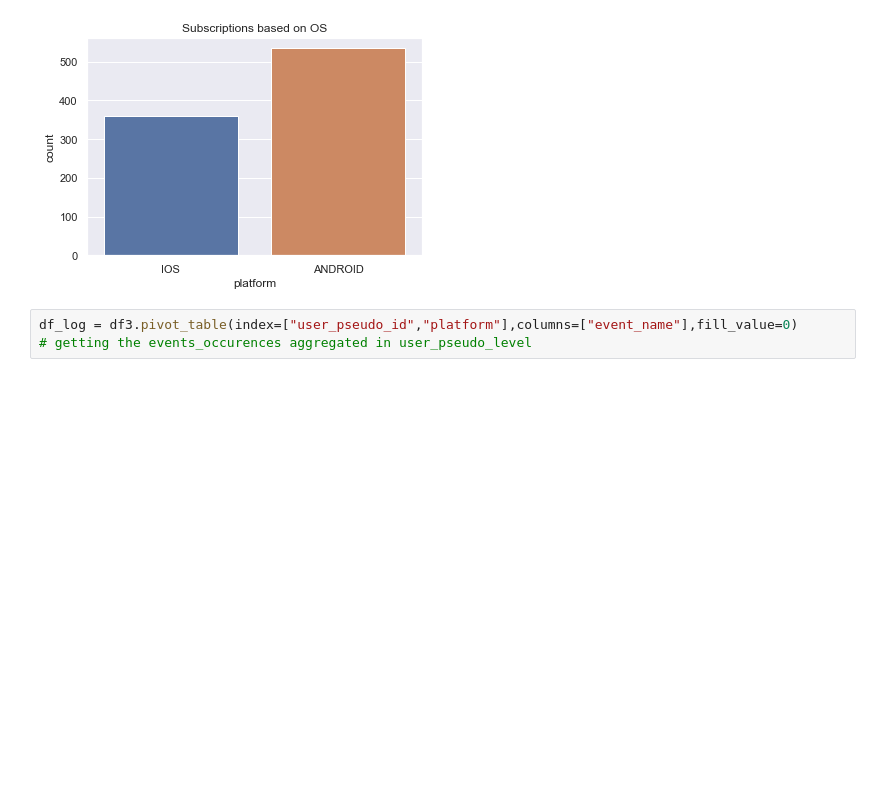
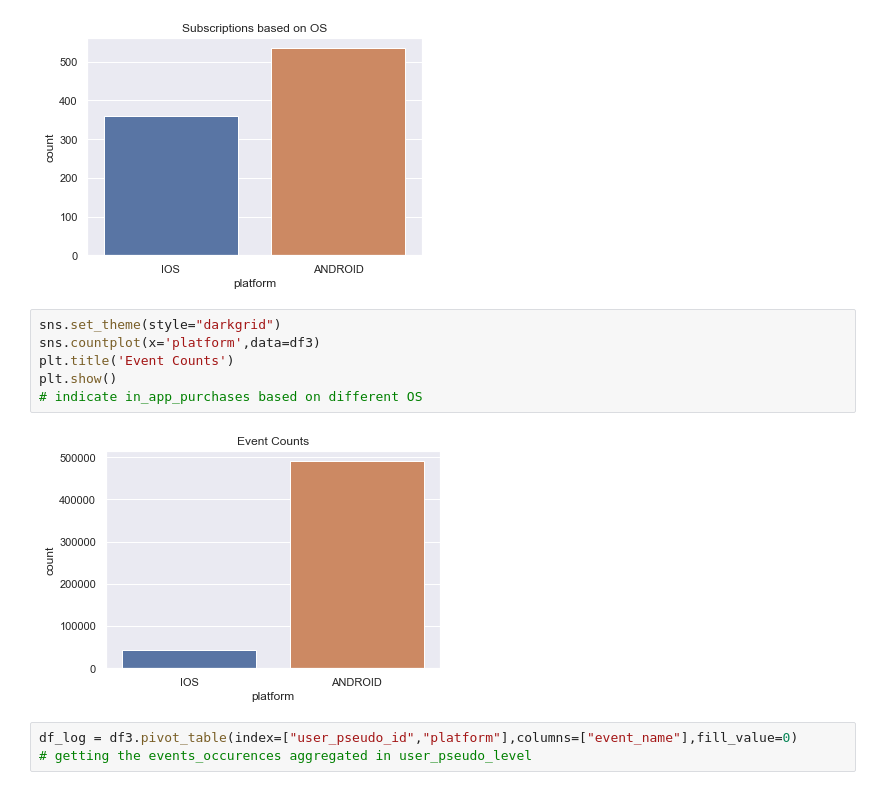
Before and after one commit to danielquer/ironhack-project-2, a Jupyter notebook: 12.12.2020.ipynb, the cells around one changed output. Saved outputs shown, nothing was run; the diff lists cells and outputs as text; blank space fills up the shorter version.

```diff
--- a/12.12.2020.ipynb
+++ b/12.12.2020.ipynb
@@ -170,6 +170,14 @@ plt.show()
 # indicate in_app_purchases based on different OS
 # %% [output]
 [figure]
+# %%
+sns.set_theme(style="darkgrid")
+sns.countplot(x='platform',data=df3)
+plt.title('Event Counts')
+plt.show()
+# indicate in_app_purchases based on different OS
+# %% [output]
+[figure, added]
 # %%
 df_log = df3.pivot_table(index=["user_pseudo_id","platform"],columns=["event_name"],fill_value=0)
 # getting the events_occurences aggregated in user_pseudo_level
```
Also changed, not shown: parts of 16 cells of this notebook, 1 other file.
